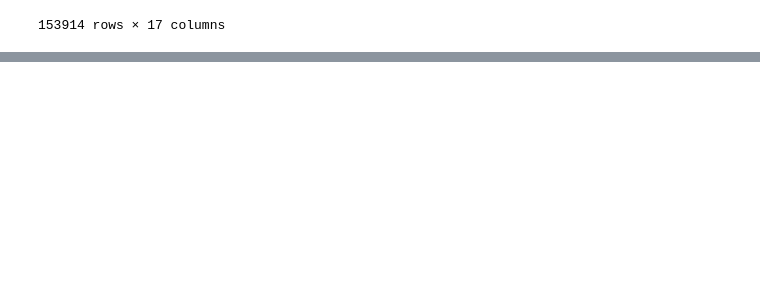
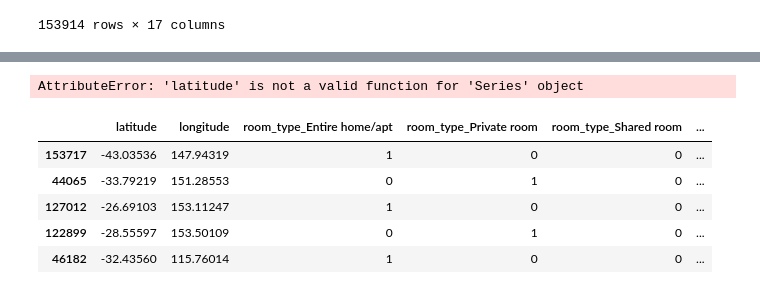
Before and after one commit to ptpt-airbnb-2/AirBnB-Optimal-Price, a Jupyter notebook: notebooks/AirBnB_Model.ipynb, the cells around one changed output, grey strips where cells are left out. Cells and saved outputs as stored; diff of their text form; code cells hidden in the pictures; blank space fills up the shorter version.

```diff
--- a/notebooks/AirBnB_Model.ipynb
+++ b/notebooks/AirBnB_Model.ipynb
@@ -96,5 +103,0 @@ TypeError: '(slice(None, None, None), slice(None, -1, None))' is an invalid key
-# %%
-# Train test split
-from sklearn.model_selection import train_test_split
-
-X_train, X_test, y_train, y_test = train_test_split(X, y, random_state=42, test_size=0.3)
@@ -100,0 +123,60 @@ X_train, X_test, y_train, y_test = train_test_split(X, y, random_state=42, test_
+# %%
+# TODO: Investigate why this is not working
+"""
+# OneHot Encode data
+def ohe_transform(X_train, X_test):
+       """
+     """  OneHotEncoder transformer for X_train, X_test data categorical information
+       :param X_train:
+       :param X_test:
+       :return: X_train_ohe, X_test_ohe"""
+       """
+       ohe = OrdinalEncoder()
+       ohe.fit(X_train)
+       X_train_ohe = X_train.transform(X_train)
+       X_test_ohe = X_train.transform(X_test)
+
+       return X_train_ohe, X_test_ohe
+
+X_train_ohe, X_test_ohe = ohe_transform(X_train, X_test)
+
+
+# prepare input data in quantitative data
+def transform_categorical_data(X_train, X_test):
+       oe = OrdinalEncoder()
+       oe.fit(X_train)
+       X_train_oe = oe.transform(X_train)
+       X_test_oe = oe.transform(X_test)
+       return X_train_oe, X_test_oe
+
+# Run the function to have encoded X_train and X_test
+X_train, X_test = transform_categorical_data(X_train, X_test)
+
+"""
+# %% [output]
+AttributeError: 'latitude' is not a valid function for 'Series' object
+# %%
+from sklearn.pipeline import make_pipeline
+pipeline = make_pipeline(
+    ce.OneHotEncoder(use_cat_names=True)
+)
+
+#fit on train, score on val
+pipeline.fit(X_train, y_train)
+# print('Val accuracy', pipeline.score(X_val, y_val))
+
+#before encoding
+X_train.shape
+
+#after encoding
+encoder = pipeline.named_steps['onehotencoder']
+X_train_ohe = encoder.transform(X_train)
+#
+X_train_ohe.head()
+# %% [output]
+|  | latitude | longitude | room_type_Entire home/apt | room_type_Private room | room_type_Shared room | ... |
+| 153717 | -43.03536 | 147.94319 | 1 | 0 | 0 | ... |
+| 44065 | -33.79219 | 151.28553 | 0 | 1 | 0 | ... |
+| 127012 | -26.69103 | 153.11247 | 1 | 0 | 0 | ... |
+| 122899 | -28.55597 | 153.50109 | 0 | 1 | 0 | ... |
+| 46182 | -32.43560 | 115.76014 | 1 | 0 | 0 | ... |
```
Also changed, not shown: parts of 17 cells of this notebook.
